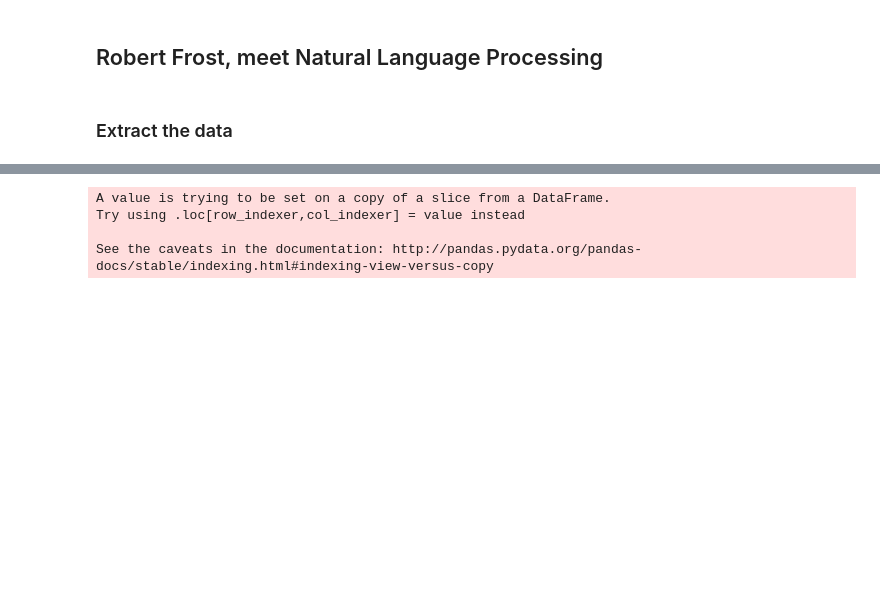
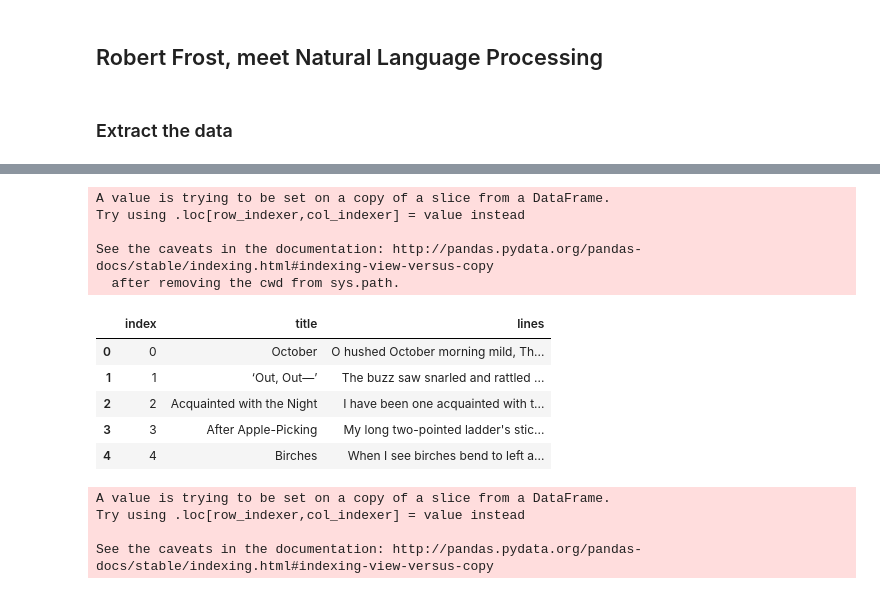
Before and after one commit to rochiecuevas/poetry, a Jupyter notebook: Frost_NLP.ipynb, the cells around one changed output, grey strips where cells are left out. Cells and saved outputs as stored; diff of their text form; code cells hidden in the pictures; blank space fills up the shorter version.

```diff
--- a/Frost_NLP.ipynb
+++ b/Frost_NLP.ipynb
@@ -30,3 +30,21 @@ df1 = df[["index", "title", "lines"]]
+# %%
+# Remove special characters and their adjacent white spaces from each list of strings (lines) in each poem
+lines = df["lines"].values.tolist()
+
+df1["lines"] = [x.replace("\n", " ") for x in lines]
+df1.head()
+# %% [output]
+A value is trying to be set on a copy of a slice from a DataFrame.
+Try using .loc[row_indexer,col_indexer] = value instead
+
+See the caveats in the documentation: http://pandas.pydata.org/pandas-docs/stable/indexing.html#indexing-view-versus-copy
+  after removing the cwd from sys.path.
+|  | index | title | lines |
+| 0 | 0 | October | O hushed October morning mild, Th... |
+| 1 | 1 | ‘Out, Out—’ | The buzz saw snarled and rattled ... |
+| 2 | 2 | Acquainted with the Night | I have been one acquainted with t... |
+| 3 | 3 | After Apple-Picking | My long two-pointed ladder's stic... |
+| 4 | 4 | Birches | When I see birches bend to left a... |
 # %%
 # Put all letters in lower case
 df1["lines"] = df1["lines"].str.lower()
```
Also changed, not shown: parts of 3 cells of this notebook.
